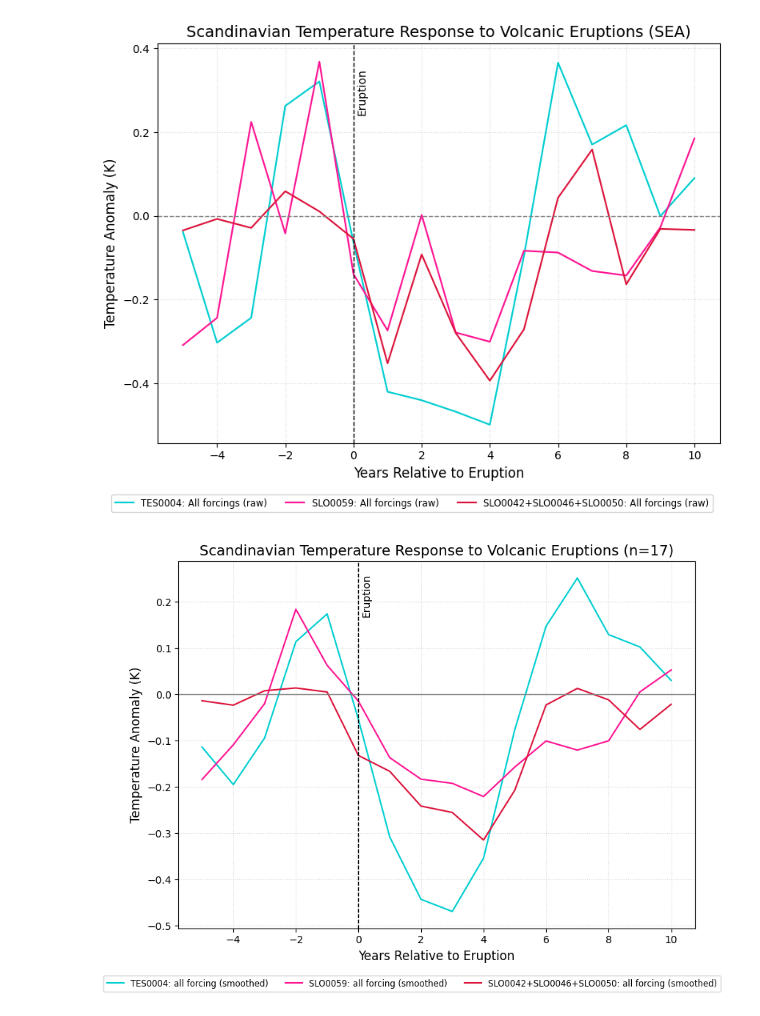
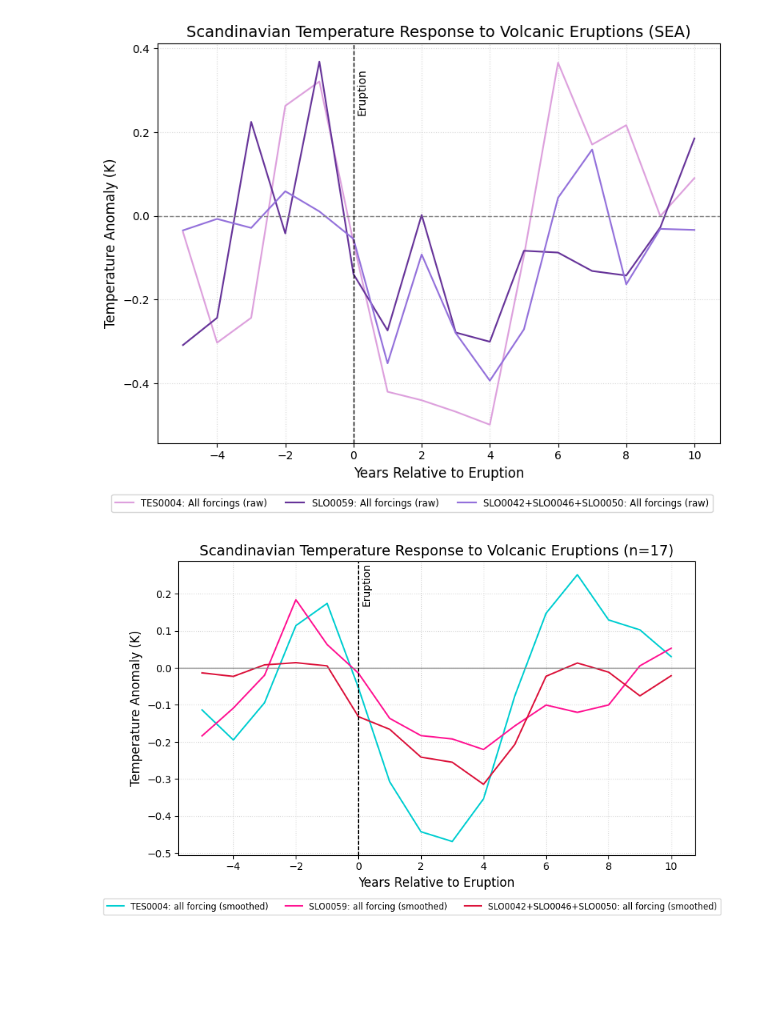
Before and after one commit to EliHHogemo/lia, a Jupyter notebook: SEA_scandinavia.ipynb, the cells around one changed output. Saved outputs shown, nothing was run; the diff lists cells and outputs as text; code cells hidden in the pictures; blank space fills up the shorter version.

```diff
--- a/SEA_scandinavia.ipynb
+++ b/SEA_scandinavia.ipynb
@@ -192,10 +192,10 @@ window_all_forcing, mean_response_all_forcing, std_response_all_forcing = superp
 # %%
 fig, ax = plt.subplots(figsize = (8, 6))
 
-ax.plot(window_tes, mean_response_tes, color = 'darkturquoise', label = 'TES0004: All forcings (raw)')
-ax.plot(window_slo, mean_response_slo, color = 'deeppink', label = 'SLO0059: All forcings (raw)')
+ax.plot(window_tes, mean_response_tes, color = 'plum', label = 'TES0004: All forcings (raw)')
+ax.plot(window_slo, mean_response_slo, color = 'rebeccapurple', label = 'SLO0059: All forcings (raw)')
 #ax.plot(window_orb_GHG, mean_response_orb_GHG, color = 'rebeccapurple', label = 'SLO0043: orbital, GHG (raw)')
-ax.plot(window_all_forcing, mean_response_all_forcing, color = 'crimson', label = 'SLO0042+SLO0046+SLO0050: All forcings (raw)')
+ax.plot(window_all_forcing, mean_response_all_forcing, color = 'mediumpurple', label = 'SLO0042+SLO0046+SLO0050: All forcings (raw)')
 
 ax.axhline(0, color='gray', linestyle='--', lw=1)
 ax.axvline(0, color='black', linestyle='--', lw=1)
@@ -220,7 +220,7 @@ fig.legend(
 plt.tight_layout()
 plt.show()
 # %% [output]
-[figure, old version]
+[figure, new version]
 # %%
 def rolling_mean(data, window):
     return np.convolve(data, np.ones(window)/window, mode='same')
@@ -229,32 +229,32 @@ mean_response_tes_smoothed = rolling_mean(mean_response_tes, window=3)
 mean_response_slo_smoothed = rolling_mean(mean_response_slo, window=3)
 mean_response_all_forcing_smoothed = rolling_mean(mean_response_all_forcing, window=3)
 # %%
-fig, ax = plt.subplots(figsize=(8, 6))
+fig, ax = plt.subplots(figsize=(8, 5))
 
 # Smoothed lines
 ax.plot(window_tes, mean_response_tes_smoothed, color='darkturquoise', label='TES0004: all forcing (smoothed)')
 ax.plot(window_slo, mean_response_slo_smoothed, color='deeppink', label='SLO0059: all forcing (smoothed)')
 ax.plot(window_all_forcing, mean_response_all_forcing_smoothed, color='crimson', label='SLO0042+SLO0046+SLO0050: all forcing (smoothed)')
 
 ax.axhline(0, color='gray', linestyle='-', lw=1)
 ax.axvline(0, color='black', linestyle='--', lw=1)
 ax.text(0.1, ax.get_ylim()[1]*0.6, 'Eruption', rotation=90, color='black')
 
 ax.set_ylabel('Temperature Anomaly (K)', fontsize=12)
 ax.set_xlabel('Years Relative to Eruption', fontsize=12)
 ax.set_title(f'Scandinavian Temperature Response to Volcanic Eruptions (n={len(eruptions)})', fontsize=14)
 
 ax.grid(True, linestyle=':', alpha=0.5)
 handles, labels = ax.get_legend_handles_labels()
 fig.legend(
     handles, labels,
     loc='lower center',
     bbox_to_anchor=(0.5, -0.05),
     ncol=6,
     fontsize='small',
     frameon=True
 )
 plt.tight_layout()
 plt.show()
 # %% [output]
-[figure, old version]
+[figure, new version]
```
Also changed, not shown: 2 other files.
